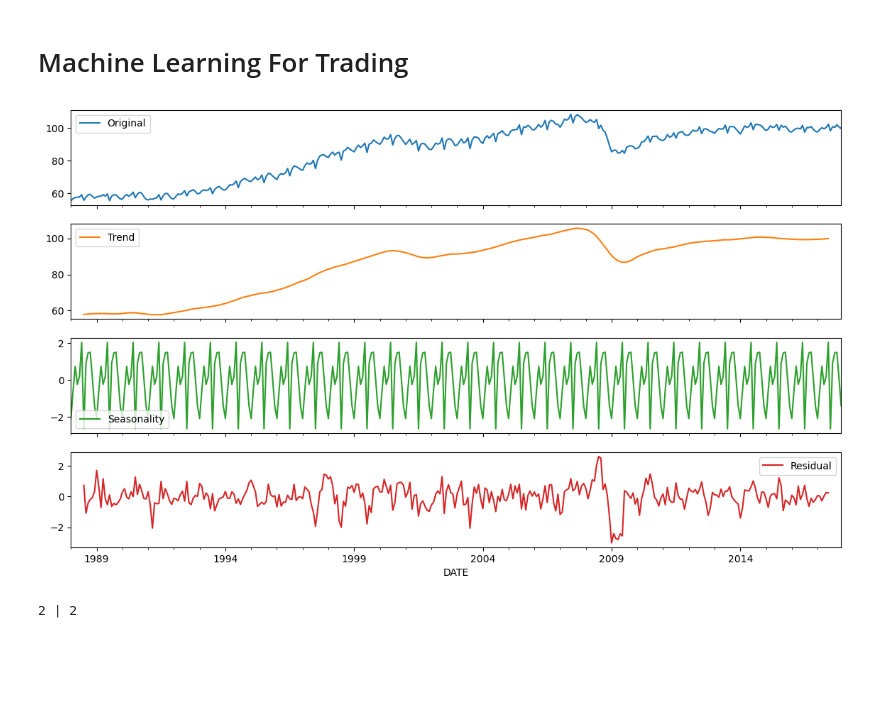
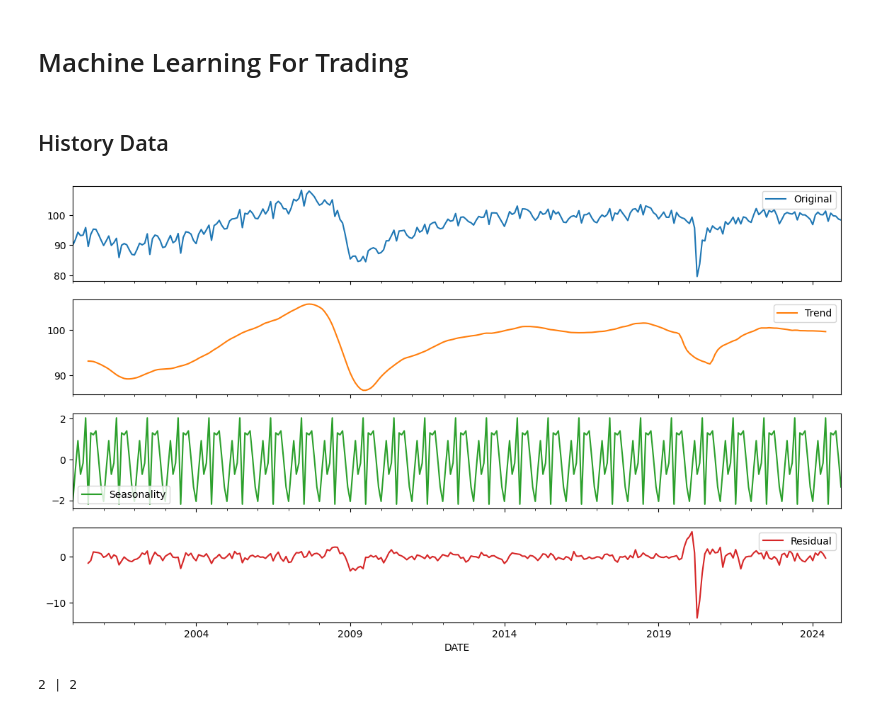
Before and after one commit to ChuhanShi/quantchaser, a Jupyter notebook: quantchaser.ipynb, the cells around one changed output. Saved outputs shown, nothing was run; the diff lists cells and outputs as text; code cells hidden in the pictures; blank space fills up the shorter version.

```diff
--- a/quantchaser.ipynb
+++ b/quantchaser.ipynb
@@ -1,18 +1,20 @@
 # %% [markdown]
 # Machine Learning For Trading
+# %% [markdown]
+## History Data
 # %%
 import pandas_datareader.data as web
 import statsmodels.tsa.api as tsa
 
-industrial_production = web.DataReader('IPGMFN', 'fred', '1988', '2017-12').squeeze()
+industrial_production = web.DataReader('IPGMFN', 'fred', '2000', '2024-12').squeeze()
 components = tsa.seasonal_decompose(industrial_production, model='additive')
 ts = (industrial_production.to_frame('Original')
  .assign(Trend=components.trend)
  .assign(Seasonality=components.seasonal)
  .assign(Residual=components.resid))
 ts.plot(subplots=True, figsize=(14, 8));
 # %% [output]
-[figure, old version]
+[figure, new version]
 # %%
 import numpy as np
 import pandas as pd
```
Also changed, not shown: parts of 17 cells of this notebook, 4 other files.
